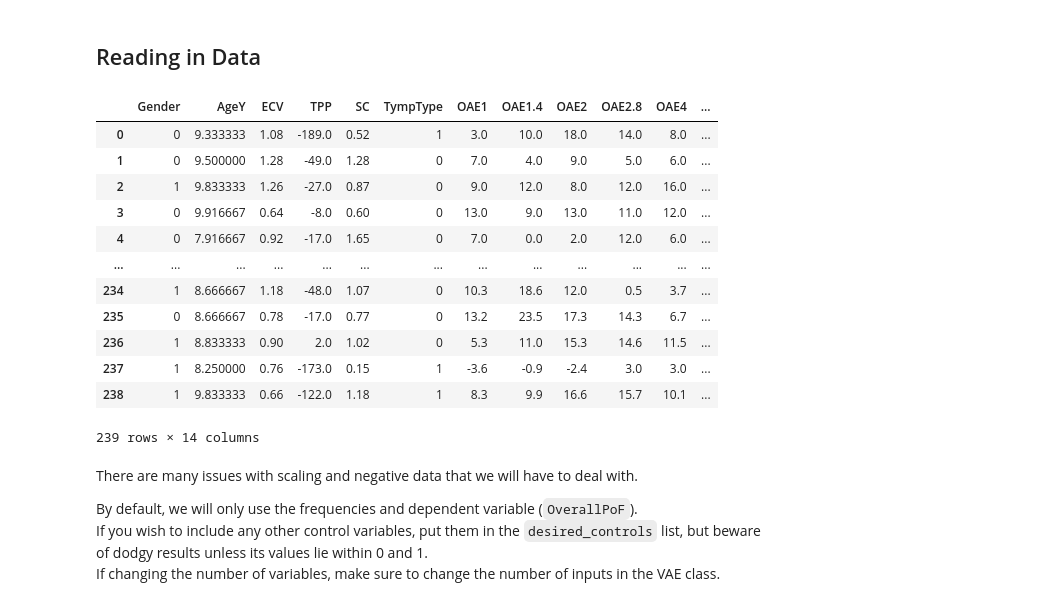
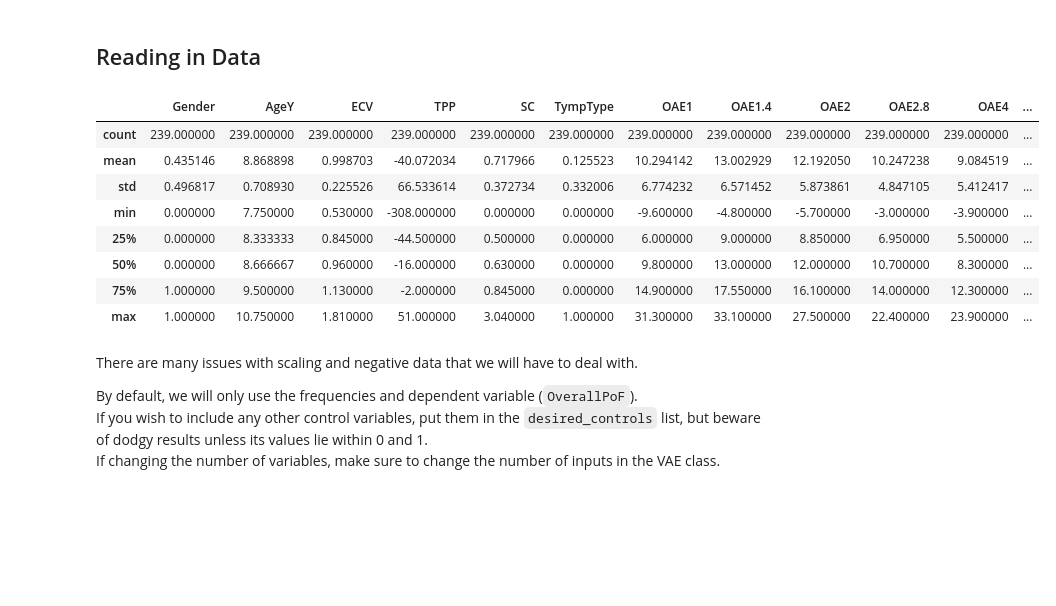
Before and after one commit to Charlene-L/CITS5553-Capstone-Project, a Jupyter notebook: GAN/Benjamin/vae_ben.ipynb, the cells around one changed output. Cells and saved outputs as stored; diff of their text form; code cells hidden in the pictures; blank space fills up the shorter version.

```diff
--- a/GAN/Benjamin/vae_ben.ipynb
+++ b/GAN/Benjamin/vae_ben.ipynb
@@ -26,21 +26,17 @@ df = pd.read_csv("wba_data_CLEAN.csv")
 # Removing unnecessary columns
 df = df.drop(columns = ["Unnamed: 0", "Subject"])
 # %%
-df[df.columns[:14]]
+df[df.columns[:14]].describe()
 # %% [output]
 |  | Gender | AgeY | ECV | TPP | SC | TympType | OAE1 | OAE1.4 | OAE2 | OAE2.8 | OAE4 | ... |
-| 0 | 0 | 9.333333 | 1.08 | -189.0 | 0.52 | 1 | 3.0 | 10.0 | 18.0 | 14.0 | 8.0 | ... |
-| 1 | 0 | 9.500000 | 1.28 | -49.0 | 1.28 | 0 | 7.0 | 4.0 | 9.0 | 5.0 | 6.0 | ... |
-| 2 | 1 | 9.833333 | 1.26 | -27.0 | 0.87 | 0 | 9.0 | 12.0 | 8.0 | 12.0 | 16.0 | ... |
-| 3 | 0 | 9.916667 | 0.64 | -8.0 | 0.60 | 0 | 13.0 | 9.0 | 13.0 | 11.0 | 12.0 | ... |
-| 4 | 0 | 7.916667 | 0.92 | -17.0 | 1.65 | 0 | 7.0 | 0.0 | 2.0 | 12.0 | 6.0 | ... |
-| ... | ... | ... | ... | ... | ... | ... | ... | ... | ... | ... | ... | ... |
-| 234 | 1 | 8.666667 | 1.18 | -48.0 | 1.07 | 0 | 10.3 | 18.6 | 12.0 | 0.5 | 3.7 | ... |
-| 235 | 0 | 8.666667 | 0.78 | -17.0 | 0.77 | 0 | 13.2 | 23.5 | 17.3 | 14.3 | 6.7 | ... |
-| 236 | 1 | 8.833333 | 0.90 | 2.0 | 1.02 | 0 | 5.3 | 11.0 | 15.3 | 14.6 | 11.5 | ... |
-| 237 | 1 | 8.250000 | 0.76 | -173.0 | 0.15 | 1 | -3.6 | -0.9 | -2.4 | 3.0 | 3.0 | ... |
-| 238 | 1 | 9.833333 | 0.66 | -122.0 | 1.18 | 1 | 8.3 | 9.9 | 16.6 | 15.7 | 10.1 | ... |
+| count | 239.000000 | 239.000000 | 239.000000 | 239.000000 | 239.000000 | 239.000000 | 239.000000 | 239.000000 | 239.000000 | 239.000000 | 239.000000 | ... |
+| mean | 0.435146 | 8.868898 | 0.998703 | -40.072034 | 0.717966 | 0.125523 | 10.294142 | 13.002929 | 12.192050 | 10.247238 | 9.084519 | ... |
+| std | 0.496817 | 0.708930 | 0.225526 | 66.533614 | 0.372734 | 0.332006 | 6.774232 | 6.571452 | 5.873861 | 4.847105 | 5.412417 | ... |
+| min | 0.000000 | 7.750000 | 0.530000 | -308.000000 | 0.000000 | 0.000000 | -9.600000 | -4.800000 | -5.700000 | -3.000000 | -3.900000 | ... |
+| 25% | 0.000000 | 8.333333 | 0.845000 | -44.500000 | 0.500000 | 0.000000 | 6.000000 | 9.000000 | 8.850000 | 6.950000 | 5.500000 | ... |
+| 50% | 0.000000 | 8.666667 | 0.960000 | -16.000000 | 0.630000 | 0.000000 | 9.800000 | 13.000000 | 12.000000 | 10.700000 | 8.300000 | ... |
+| 75% | 1.000000 | 9.500000 | 1.130000 | -2.000000 | 0.845000 | 0.000000 | 14.900000 | 17.550000 | 16.100000 | 14.000000 | 12.300000 | ... |
+| max | 1.000000 | 10.750000 | 1.810000 | 51.000000 | 3.040000 | 1.000000 | 31.300000 | 33.100000 | 27.500000 | 22.400000 | 23.900000 | ... |
-239 rows × 14 columns
 # %% [markdown]
 There are many issues with scaling and negative data that we will have to deal with.
 
```
Also changed, not shown: parts of 5 cells of this notebook, 1 other file.
